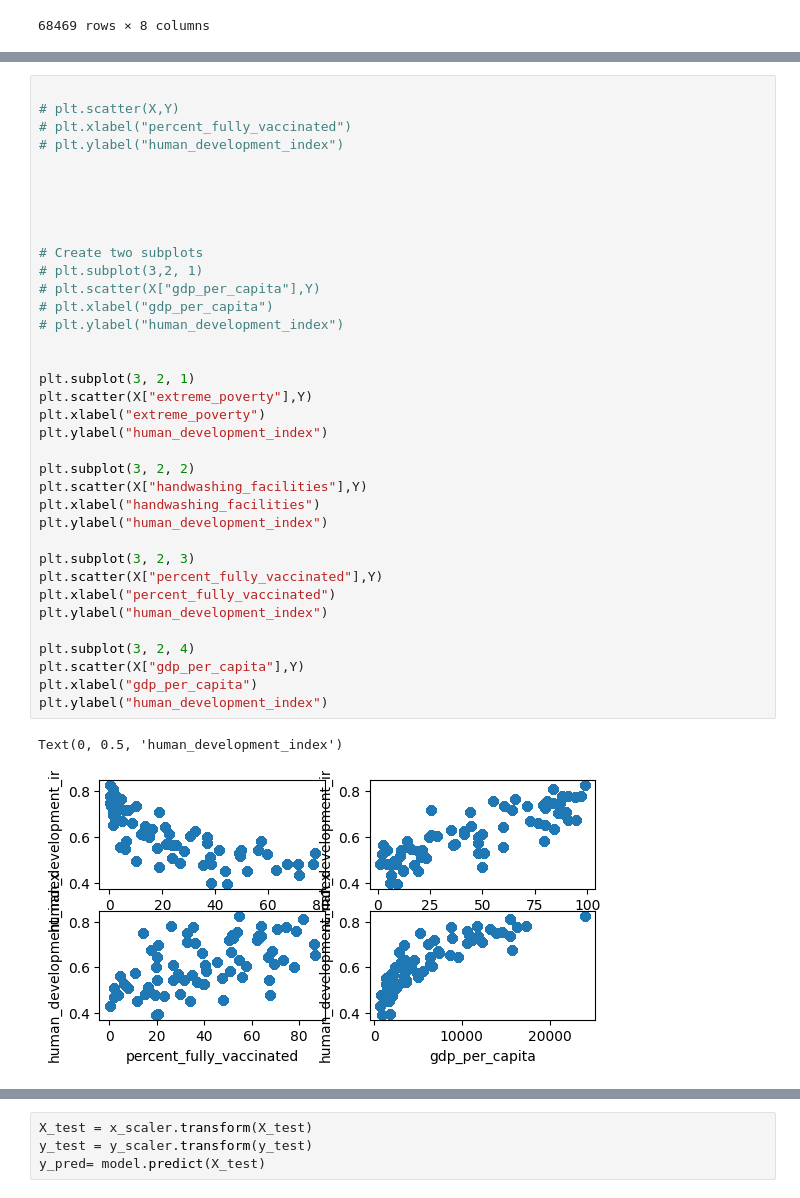
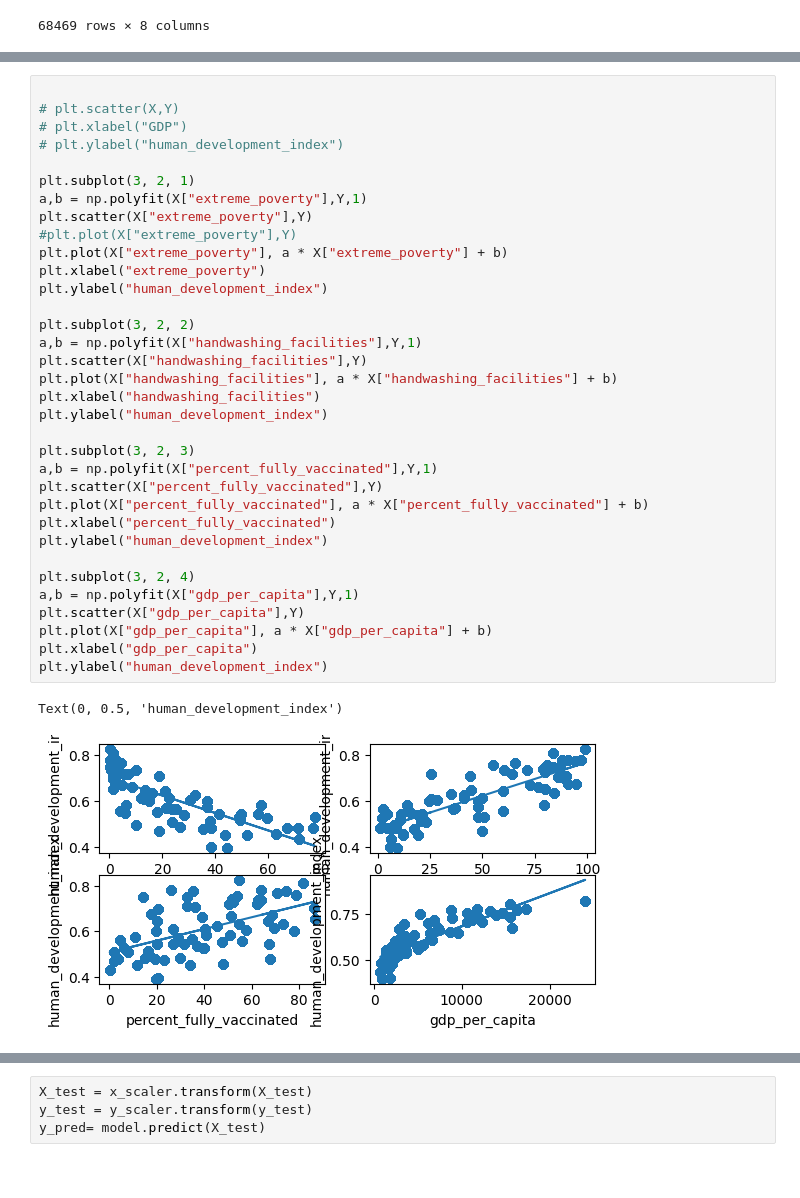
Before and after one commit to botztwo/Machine-Learning-Multiple-Linear-Regression-COVID19, a Jupyter notebook: tuesDraft.ipynb, the cells around one changed output, grey strips where cells are left out. Drawn from its saved outputs; the diff is of its cells as text.

```diff
--- a/tuesDraft.ipynb
+++ b/tuesDraft.ipynb
@@ -168,42 +174,40 @@ Y = df_merged[["human_development_index"]]
 # %%
 
 # plt.scatter(X,Y)
-# plt.xlabel("percent_fully_vaccinated")
+# plt.xlabel("GDP")
 # plt.ylabel("human_development_index")
 
-
-
-
-
-# Create two subplots
-# plt.subplot(3,2, 1)
-# plt.scatter(X["gdp_per_capita"],Y)
-# plt.xlabel("gdp_per_capita")
-# plt.ylabel("human_development_index")
-
-
 plt.subplot(3, 2, 1)
+a,b = np.polyfit(X["extreme_poverty"],Y,1)
 plt.scatter(X["extreme_poverty"],Y)
+#plt.plot(X["extreme_poverty"],Y)
+plt.plot(X["extreme_poverty"], a * X["extreme_poverty"] + b)
 plt.xlabel("extreme_poverty")
 plt.ylabel("human_development_index")
 
 plt.subplot(3, 2, 2)
+a,b = np.polyfit(X["handwashing_facilities"],Y,1)
 plt.scatter(X["handwashing_facilities"],Y)
+plt.plot(X["handwashing_facilities"], a * X["handwashing_facilities"] + b)
 plt.xlabel("handwashing_facilities")
 plt.ylabel("human_development_index")
 
 plt.subplot(3, 2, 3)
+a,b = np.polyfit(X["percent_fully_vaccinated"],Y,1)
 plt.scatter(X["percent_fully_vaccinated"],Y)
+plt.plot(X["percent_fully_vaccinated"], a * X["percent_fully_vaccinated"] + b)
 plt.xlabel("percent_fully_vaccinated")
 plt.ylabel("human_development_index")
 
 plt.subplot(3, 2, 4)
+a,b = np.polyfit(X["gdp_per_capita"],Y,1)
 plt.scatter(X["gdp_per_capita"],Y)
+plt.plot(X["gdp_per_capita"], a * X["gdp_per_capita"] + b)
 plt.xlabel("gdp_per_capita")
 plt.ylabel("human_development_index")
 # %% [output]
 Text(0, 0.5, 'human_development_index')
-[figure, old version]
+[figure, new version]
 # %%
 from sklearn.model_selection import train_test_split
 X_train, X_test, y_train, y_test = train_test_split(X, Y, test_size=0.3, random_state=101)
```
Also changed, not shown: parts of 10 cells of this notebook.
